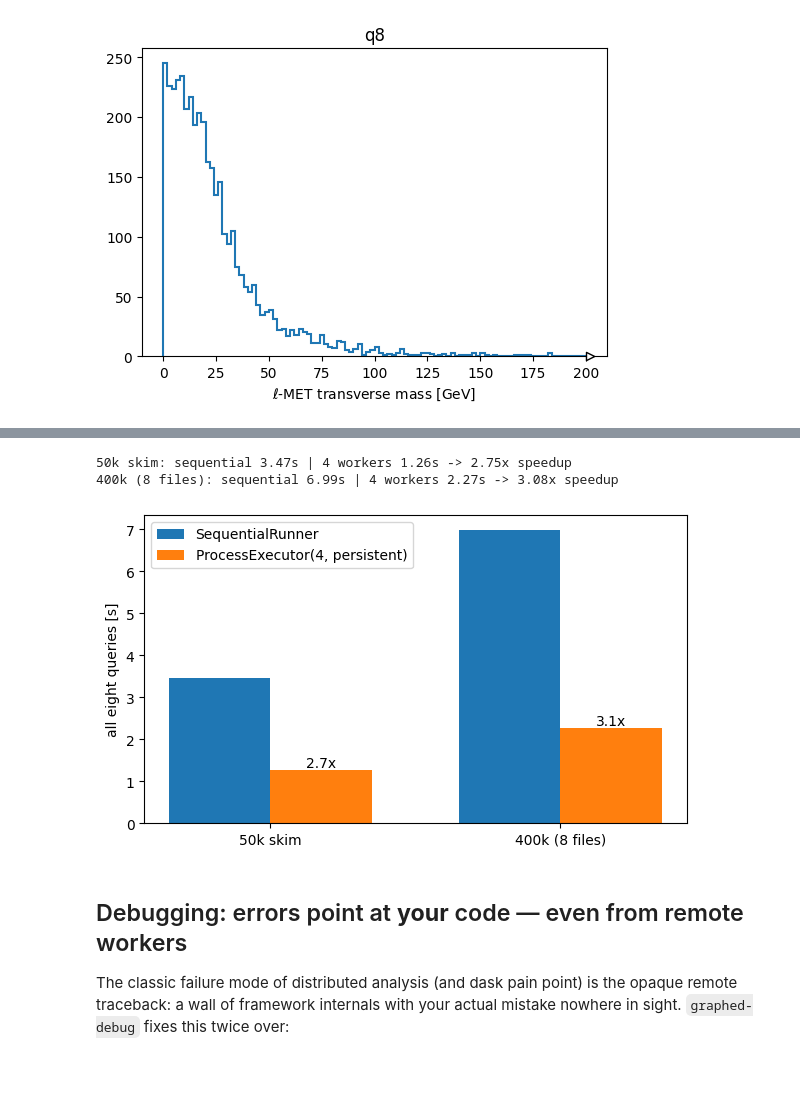
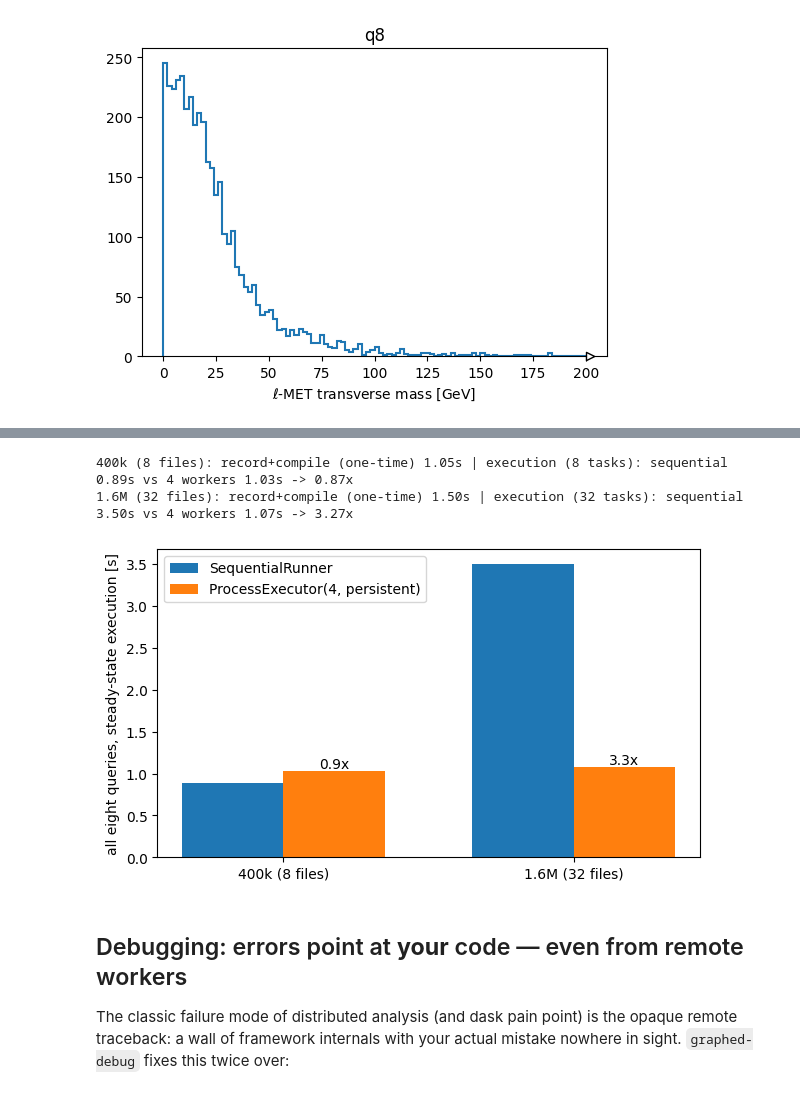
Before and after one commit to graphed-org/coffea-benchmarks-graphed-mvp, a Jupyter notebook: graphed-adl-benchmarks.ipynb, the cells around one changed output, grey strips where cells are left out. Cells and saved outputs as stored; diff of their text form; code cells hidden in the pictures.

```diff
--- a/graphed-adl-benchmarks.ipynb
+++ b/graphed-adl-benchmarks.ipynb
@@ -277,48 +297,67 @@ split per file).
 import os
 import shutil
 
+import benchmark
+from graphed.write import SequentialRunner
+from graphed_exec_local import ProcessExecutor
+
 SCALED = "data/_scaled"
 os.makedirs(SCALED, exist_ok=True)
-FILES = []
-for i in range(8):
-    p = os.path.join(SCALED, f"part{i}.root")
-    if not os.path.exists(p):
-        shutil.copy("data/Run2012B_SingleMu_50k.root", p)
-    FILES.append(p + ":Events")
 
 
-def time_all_queries(where, executor=None, steps_per_file=2):
-    start = time.perf_counter()
-    for name in adl.QUERIES:
-        adl.run_query(name, where, steps_per_file=steps_per_file, executor=executor)
-    return time.perf_counter() - start
+def copies(n):
+    out = []
+    for i in range(n):
+        p = os.path.join(SCALED, f"part{i}.root")
+        if not os.path.exists(p):
+            shutil.copy("data/Run2012B_SingleMu_50k.root", p)
+        out.append(p + ":Events")
+    return out
 
 
+FILES = copies(8)
+WARMUP = os.path.join(SCALED, "warmup.root")
+if not os.path.exists(WARMUP):
+    shutil.copy("data/Run2012B_SingleMu_50k.root", WARMUP)
+
+seq = SequentialRunner()
 timings = {}
-for label, where, steps in [("50k skim", WHERE, 8), ("400k (8 files)", FILES, 2)]:
-    seq = time_all_queries(where, steps_per_file=steps)
-    par = time_all_queries(where, EXECUTOR, steps_per_file=steps)
-    timings[label] = (seq, par)
-    print(f"{label}: sequential {seq:.2f}s | 4 workers {par:.2f}s -> {seq / par:.2f}x speedup")
+with ProcessExecutor(max_workers=4, persistent=True) as pool:  # fresh: no measured file cached
+    warm_plan, _ = benchmark.build_combined_plan([WARMUP + ":Events"], 50000)
+    pool.run(warm_plan)  # pay worker imports on a file NOT used below
+
+    for label, where in [("400k (8 files)", copies(8)), ("1.6M (32 files)", copies(32))]:
+        t0 = time.perf_counter()
+        plan, _labels = benchmark.build_combined_plan(where, 50000)  # 8 queries, ONE graph, 1 task/file
+        t_build = time.perf_counter() - t0
+        seq.run(plan)  # OS page cache, shared by both modes
+        t0 = time.perf_counter(); seq.run(plan); t_seq = time.perf_counter() - t0
+        t0 = time.perf_counter(); pool.run(plan); t_par = time.perf_counter() - t0
+        timings[label] = (t_seq, t_par)
+        print(
+            f"{label}: record+compile (one-time) {t_build:.2f}s | "
+            f"execution ({len(plan.tasks)} tasks): sequential {t_seq:.2f}s vs 4 workers {t_par:.2f}s "
+            f"-> {t_seq / t_par:.2f}x"
+        )
 # %% [output]
-50k skim: sequential 3.47s | 4 workers 1.26s -> 2.75x speedup
-400k (8 files): sequential 6.99s | 4 workers 2.27s -> 3.08x speedup
+400k (8 files): record+compile (one-time) 1.05s | execution (8 tasks): sequential 0.89s vs 4 workers 1.03s -> 0.87x
+1.6M (32 files): record+compile (one-time) 1.50s | execution (32 tasks): sequential 3.50s vs 4 workers 1.07s -> 3.27x
 # %%
 fig, ax = plt.subplots(figsize=(7, 4))
 labels = list(timings)
 x = range(len(labels))
 width = 0.35
 ax.bar([i - width / 2 for i in x], [timings[k][0] for k in labels], width, label="SequentialRunner")
 ax.bar([i + width / 2 for i in x], [timings[k][1] for k in labels], width, label="ProcessExecutor(4, persistent)")
 ax.set_xticks(list(x), labels)
-ax.set_ylabel("all eight queries [s]")
+ax.set_ylabel("all eight queries, steady-state execution [s]")
 for i, k in enumerate(labels):
     seq, par = timings[k]
     ax.text(i + width / 2, par, f"{seq / par:.1f}x", ha="center", va="bottom")
 ax.legend()
 plt.show()
 # %% [output]
-[figure, old version]
+[figure, new version]
 # %% [markdown]
 ## Debugging: errors point at **your** code — even from remote workers
 
```
Also changed, not shown: parts of 4 cells of this notebook, 4 other files.
